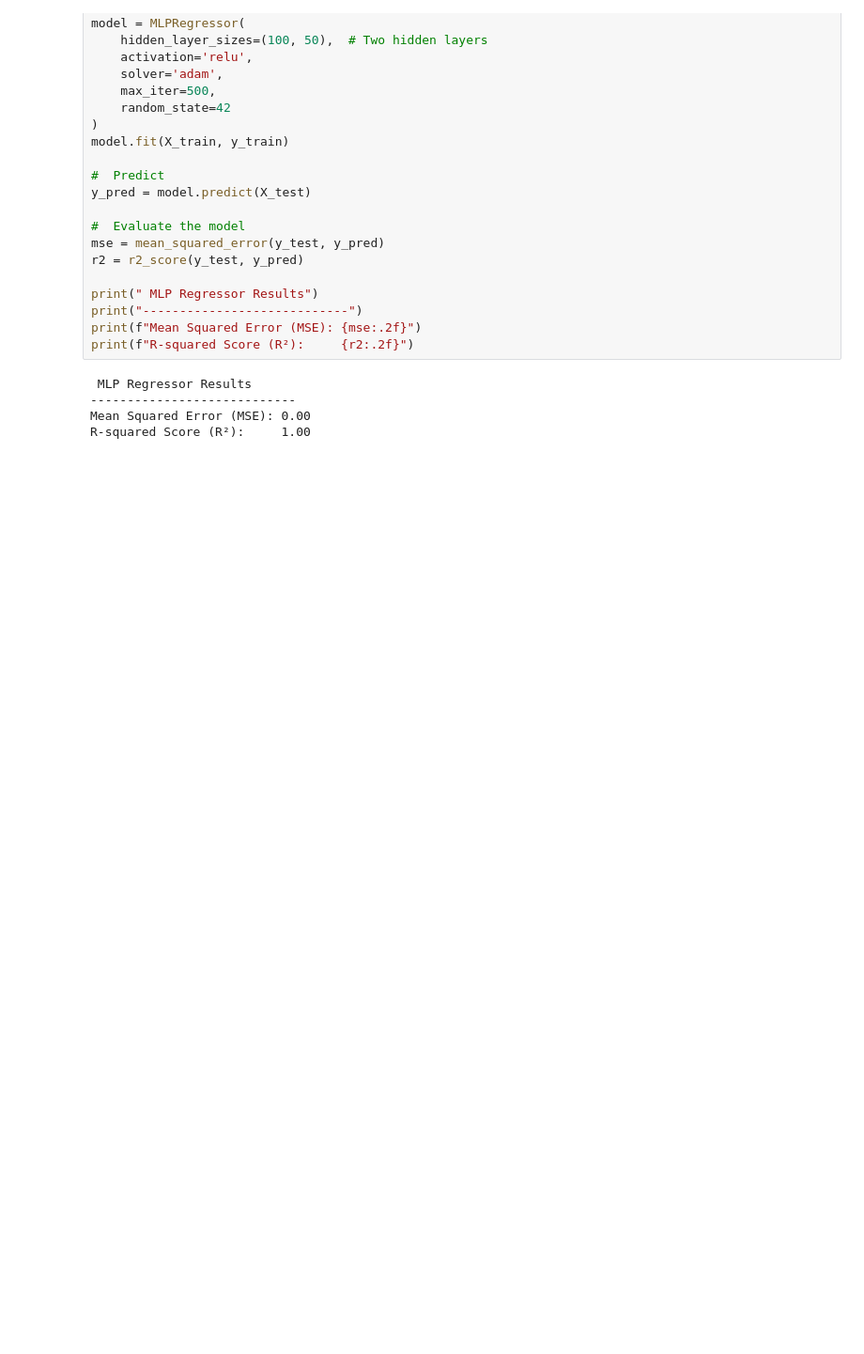
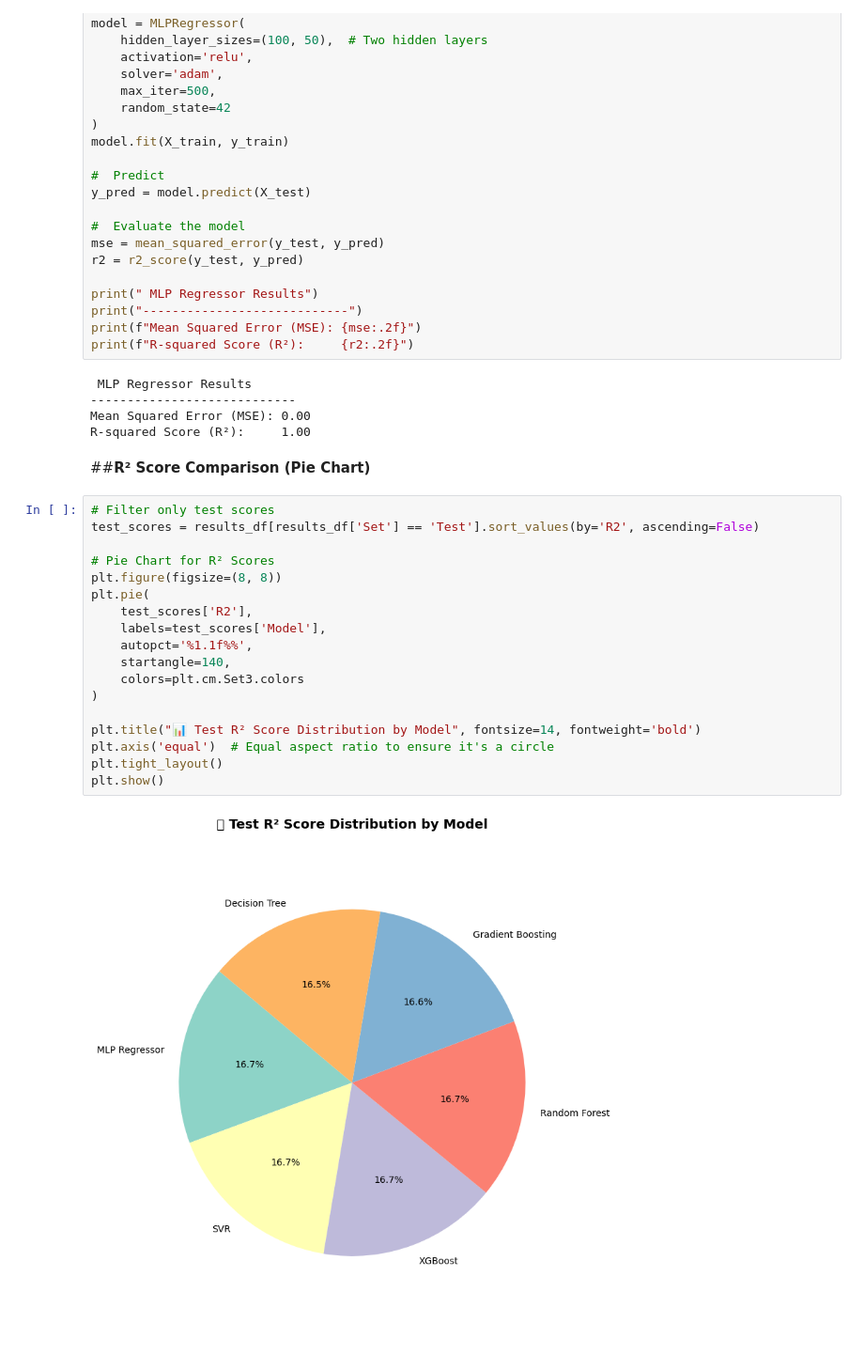
Before and after one commit to Sajuranjith/Indian-Personal-Finance-and-Spending-Habits, a Jupyter notebook: Indian_Personal_Finance_and_Spending_Habits.ipynb, the cells around one changed output. Shown at 94% size. Saved outputs shown, nothing was run; the diff lists cells and outputs as text; blank space fills up the shorter version.

```diff
--- a/Indian_Personal_Finance_and_Spending_Habits.ipynb
+++ b/Indian_Personal_Finance_and_Spending_Habits.ipynb
@@ -1015,3 +1015,25 @@ print(f"R-squared Score (R²):     {r2:.2f}")
 ----------------------------
 Mean Squared Error (MSE): 0.00
 R-squared Score (R²):     1.00
+# %% [markdown]
+##**R² Score Comparison (Pie Chart)**
+# %%
+# Filter only test scores
+test_scores = results_df[results_df['Set'] == 'Test'].sort_values(by='R2', ascending=False)
+
+# Pie Chart for R² Scores
+plt.figure(figsize=(8, 8))
+plt.pie(
+    test_scores['R2'],
+    labels=test_scores['Model'],
+    autopct='%1.1f%%',
+    startangle=140,
+    colors=plt.cm.Set3.colors
+)
+
+plt.title("📊 Test R² Score Distribution by Model", fontsize=14, fontweight='bold')
+plt.axis('equal')  # Equal aspect ratio to ensure it's a circle
+plt.tight_layout()
+plt.show()
+# %% [output]
+[figure, added]
```
Also changed, not shown: parts of 8 cells of this notebook.
